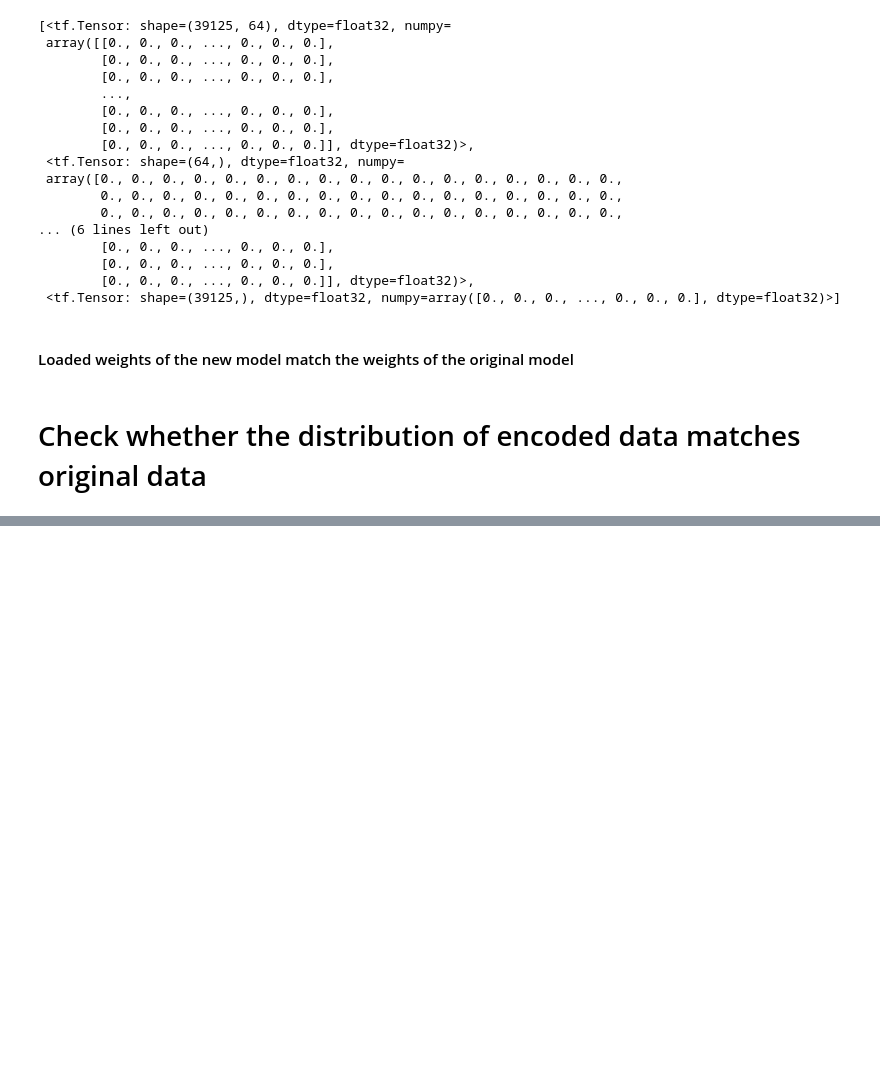
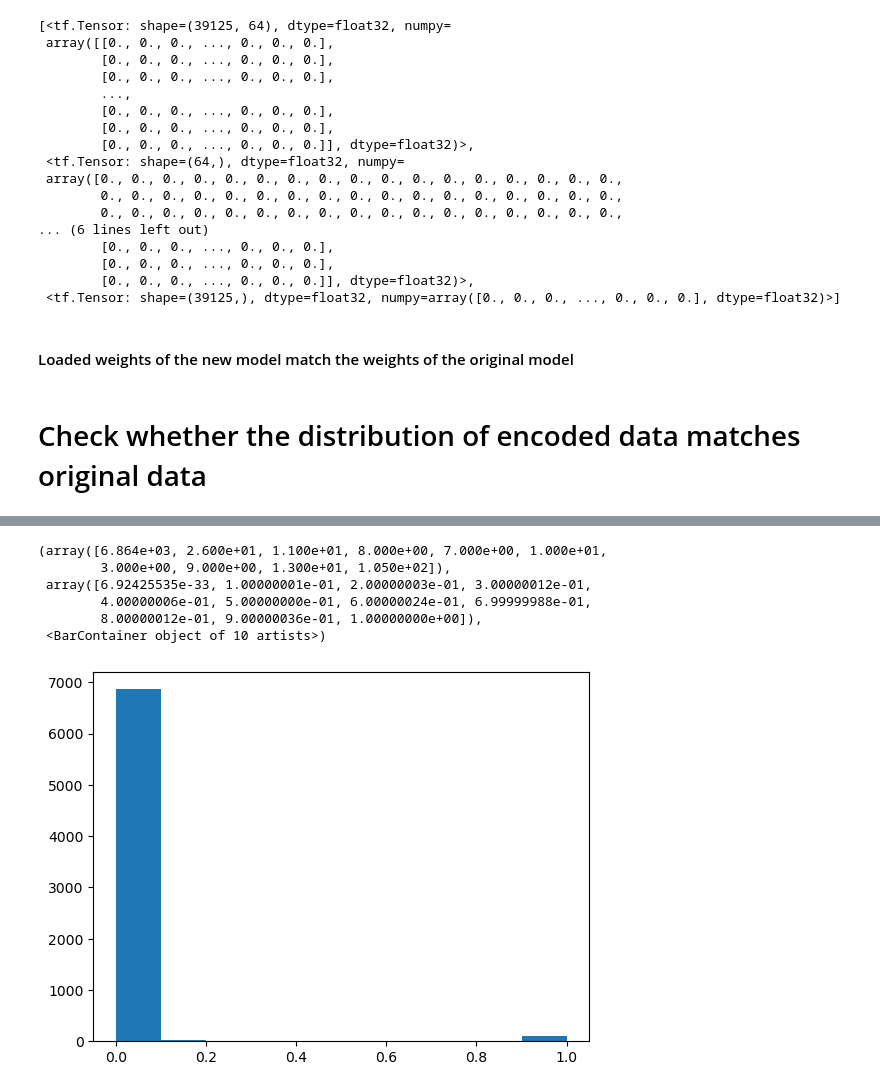
Before and after one commit to grace3906/IST597-PIML-Project, a Jupyter notebook: tinkering/autoencoder_testing.ipynb, the cells around one changed output, grey strips where cells are left out. Cells and saved outputs as stored; diff of their text form; code cells hidden in the pictures; blank space fills up the shorter version.

```diff
--- a/tinkering/autoencoder_testing.ipynb
+++ b/tinkering/autoencoder_testing.ipynb
@@ -131,3 +139,4 @@ plt.hist(train[::1000, :])
 # %%
 pred = ae1.predict(train[::1000])
-plt.hist(pred)
+plt.hist(pred[:, ::100].ravel())
+# %% [output]
@@ -133,0 +144,7 @@ plt.hist(pred)
+(array([6.864e+03, 2.600e+01, 1.100e+01, 8.000e+00, 7.000e+00, 1.000e+01,
+        3.000e+00, 9.000e+00, 1.300e+01, 1.050e+02]),
+ array([6.92425535e-33, 1.00000001e-01, 2.00000003e-01, 3.00000012e-01,
+        4.00000006e-01, 5.00000000e-01, 6.00000024e-01, 6.99999988e-01,
+        8.00000012e-01, 9.00000036e-01, 1.00000000e+00]),
+ <BarContainer object of 10 artists>)
+[figure, added]
```
Also changed, not shown: parts of 2 cells of this notebook.
